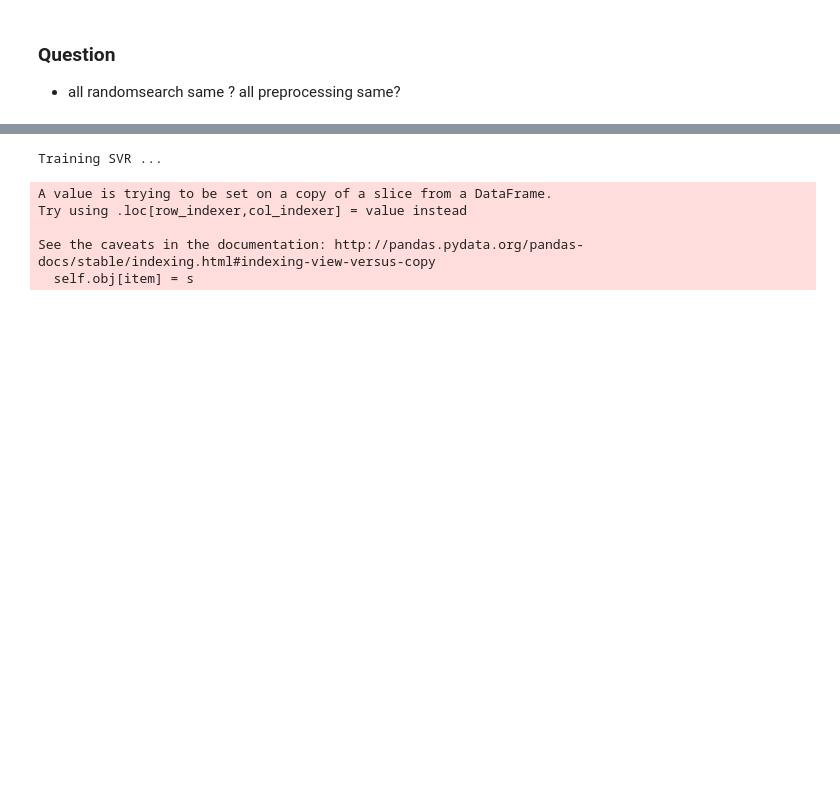
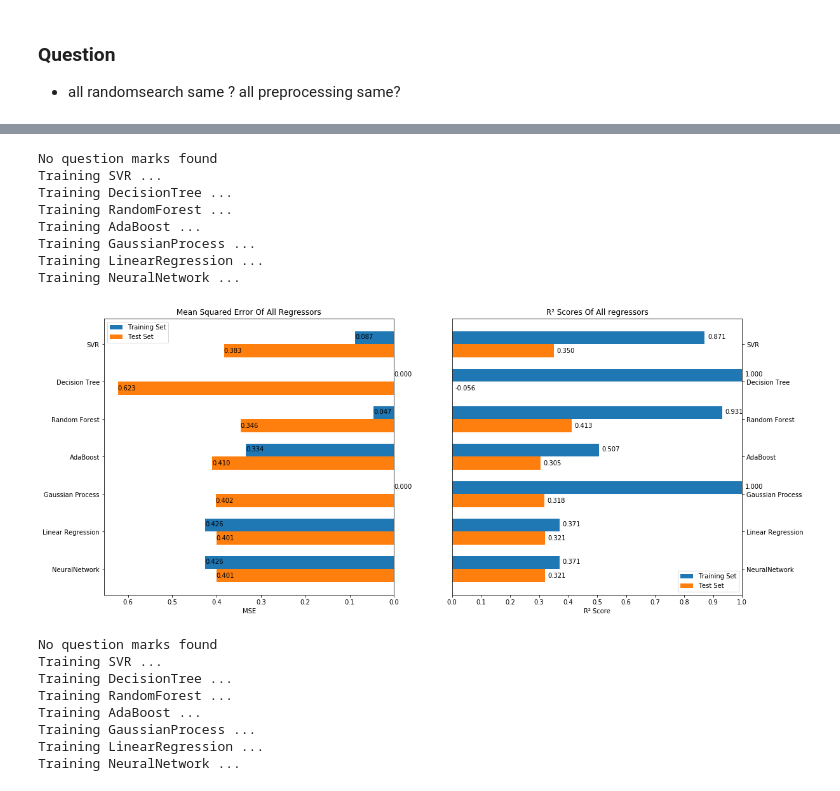
Before and after one commit to leihao1/Comparison-of-Machine-Learning-Prediction-Models, a Jupyter notebook: regression/regression.ipynb, the cells around one changed output, grey strips where cells are left out. Drawn from its saved outputs; the diff is of its cells as text; code cells hidden in the pictures; blank space fills up the shorter version.

```diff
--- a/regression/regression.ipynb
+++ b/regression/regression.ipynb
@@ -204,6 +204,13 @@ def impute_value(x_train, x_test, strategy):
         for key in test_type_dic:
             x_test.iloc[:,key] = x_test.iloc[:,key].astype(test_type_dic[key])
         return x_train, x_test
+
+def dimension_reduction(x_train, x_test, n_components):
+    pca = PCA(n_components=n_components)
+    pca.fit(x_train)
+    x_train= pd.DataFrame(pca.transform(x_train))
+    x_test = pd.DataFrame(pca.transform(x_test))
+    return x_train, x_test
 # %%
 # scipy.stats.randint(1,20)
 # scipy.stats.reciprocal(1.0, 100.),
@@ -430,5 +445,5 @@ files.append(file8)
 # %%
-i = 5
+i = 11
 df = dfs[i]
 df_test = dfs_test[i]
 file = files[i]
@@ -435,29 +458,48 @@ file = files[i]
 # %%
-# for df,df_test in zip(dfs,dfs_test):
-try:
-    df = df.replace({'?' : np.nan})
-except:
-    print('No question marks found')
-X = df.iloc[:,:-1]
-y = df.iloc[:,-1]
-if type(df_test) == type(None):
-    X_train, X_test, y_train, y_test = train_test_split(X,y,test_size=0.3,random_state=0)
-else:
-    print('Load test set')
-    X_train = X
-    y_train = y
-    X_test = df_test.iloc[:,:-1]
-    y_test = df_test.iloc[:,-1]
-X_train, X_test = encode_labels(X_train,X_test)
-X_train, X_test = impute_value(X_train, X_test,'mean')
-X_train, X_test = normalize_data(X_train, X_test)
-# y_train, y_test = encode_labels(y_train, y_test, -1)
-all_regrs, regr_names = run_all_regrs(X_train, y_train, X_test, y_test)
-plot_all(X_train, y_train, X_test, y_test, all_regrs, regr_names)
+for df, df_test, file in zip(dfs,dfs_test,files):
+    print('Dataset: %s' % file)
+    try:
+        df = df.replace({'?' : np.nan})
+    except:
+        print('No question marks found')
+
+    X = df.iloc[:,:-1]
+    y = df.iloc[:,-1]
+
+    if type(df_test) == type(None):
+        X_train, X_test, y_train, y_test = train_test_split(X,y,test_size=0.3,random_state=0)
+    else:
+        print('Load test set')
+        X_train = X
+        y_train = y
+        X_test = df_test.iloc[:,:-1]
+        y_test = df_test.iloc[:,-1]
+
+    if X_train.shape[1] >= 1000:
+        X_train, X_test = dimension_reduction(X_train, X_test, n_components=15)
+    assert X_train.shape[1] < 1000, 'Too much dimensions!'
+
+    X_train, X_test = encode_labels(X_train,X_test)
+    X_train, X_test = impute_value(X_train, X_test,'mean')
+    X_train, X_test = normalize_data(X_train, X_test)
+
+    all_regrs, regr_names = run_all_regrs(X_train, y_train, X_test, y_test)
+    plot_all(X_train, y_train, X_test, y_test, all_regrs, regr_names)
 # %% [output]
+No question marks found
 Training SVR ...
+Training DecisionTree ...
+Training RandomForest ...
+Training AdaBoost ...
+Training GaussianProcess ...
+Training LinearRegression ...
+Training NeuralNetwork ...
+[figure, new version]
-A value is trying to be set on a copy of a slice from a DataFrame.
-Try using .loc[row_indexer,col_indexer] = value instead
-
-See the caveats in the documentation: http://pandas.pydata.org/pandas-docs/stable/indexing.html#indexing-view-versus-copy
-  self.obj[item] = s
+No question marks found
+Training SVR ...
+Training DecisionTree ...
+Training RandomForest ...
+Training AdaBoost ...
+Training GaussianProcess ...
+Training LinearRegression ...
+Training NeuralNetwork ...
```
Also changed, not shown: parts of 5 cells of this notebook, 12 other files.
